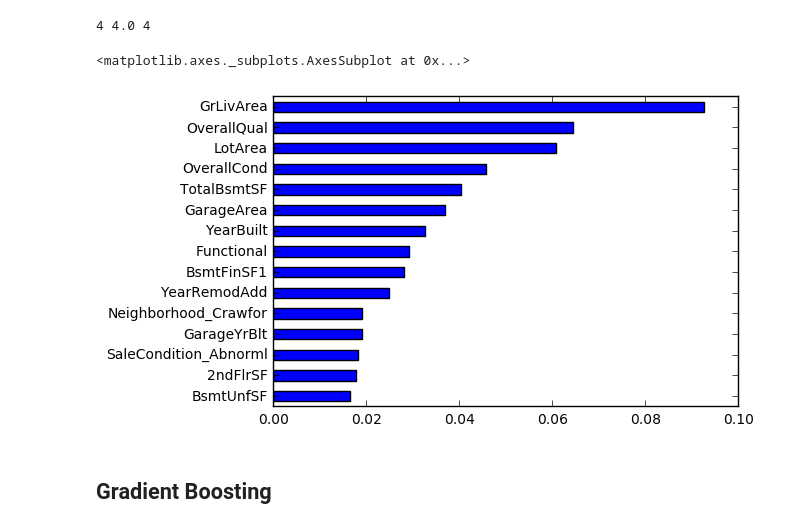
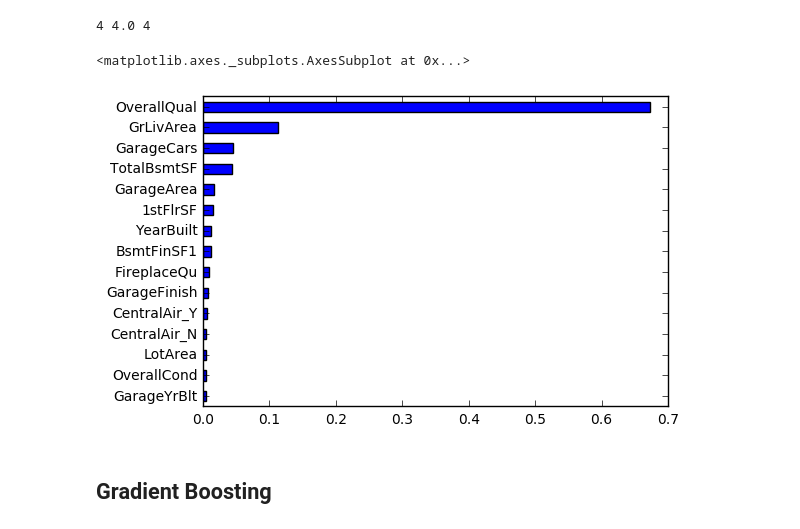
Before and after one commit to jmpounders/kaggle_homeprices, a Jupyter notebook: HomePricePrediction.ipynb, the cells around one changed output. Drawn from its saved outputs; the diff is of its cells as text; code cells hidden in the pictures.

```diff
--- a/HomePricePrediction.ipynb
+++ b/HomePricePrediction.ipynb
@@ -369,11 +381,11 @@ print min(depth), np.mean(depth), max(depth)
 # %% [output]
 4 4.0 4
 # %%
-feat_imp = pd.Series(results.feature_importances_, index=df_train.columns)
+feat_imp = pd.Series(rf.feature_importances_, index=df_train.columns)
 feat_imp.sort_values().tail(15).plot(kind='barh')
 # %% [output]
 <matplotlib.axes._subplots.AxesSubplot at 0x...>
-[figure, old version]
+[figure, new version]
 # %%
 x_test = StandardScaler().fit_transform(df_test)
 output_rf = np.exp(rf.predict(x_test))
```
Also changed, not shown: parts of 12 cells of this notebook.
